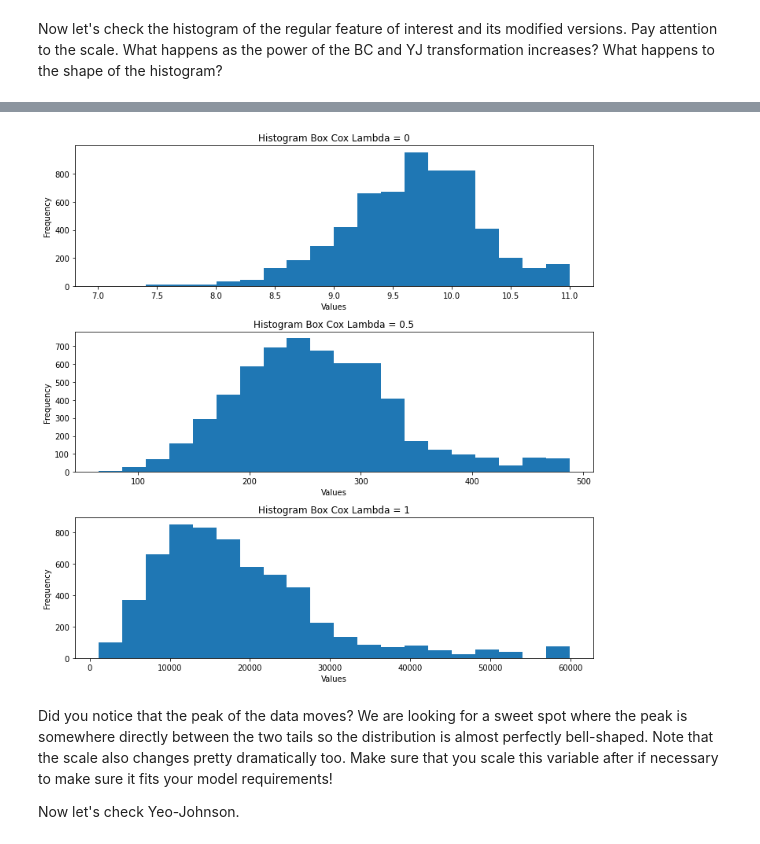
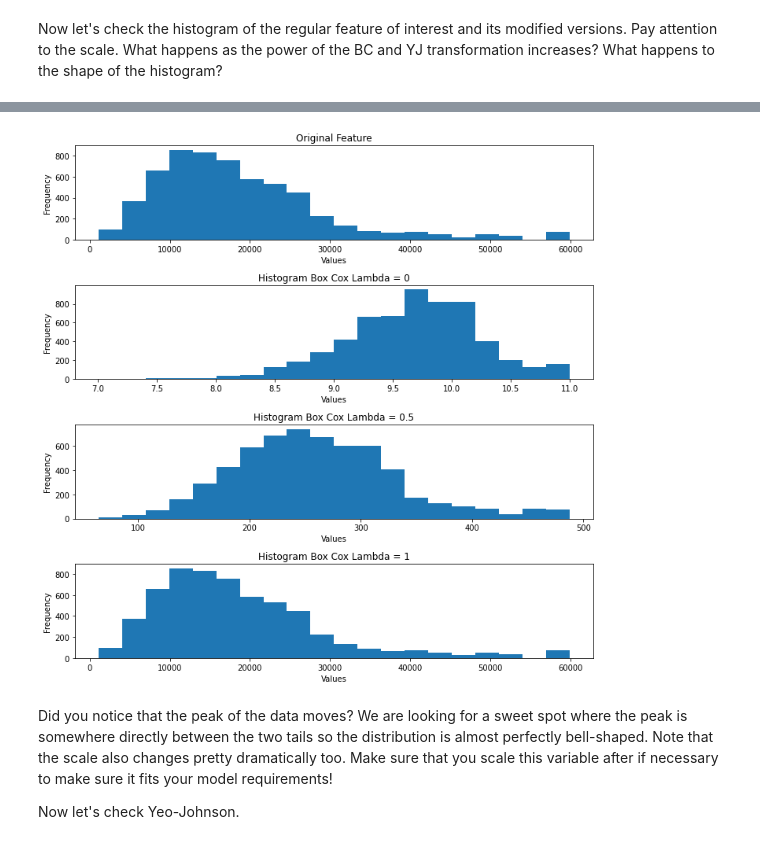
Before and after one commit to Humboldt-WI/bads, a Jupyter notebook: tutorials/9_nb_feature_engineering.ipynb, the cells around one changed output, grey strips where cells are left out. Drawn from its saved outputs; the diff is of its cells as text; code cells hidden in the pictures.

```diff
--- a/tutorials/9_nb_feature_engineering.ipynb
+++ b/tutorials/9_nb_feature_engineering.ipynb
@@ -389,32 +355,37 @@ bc3 = box_cox_transform(feature+1, power=1)
 # %%
 # Plot a histogram per coefficient of BC transformation
 
-fig, (ax1, ax2, ax3) = plt.subplots(nrows=3, ncols=1)
+fig, (ax1, ax2, ax3, ax4) = plt.subplots(nrows=4, ncols=1)
 fig.set_figheight(10)
 fig.set_figwidth(10)
 
-ax1.hist(bc1, bins=20)
-ax2.hist(bc2, bins=20)
-ax3.hist(bc3, bins=20)
+ax1.hist(feature, bins=20)
+ax2.hist(bc1, bins=20)
+ax3.hist(bc2, bins=20)
+ax4.hist(bc3, bins=20)
 
-ax1.set_title('Histogram Box Cox Lambda = 0')
+ax1.set_title('Original Feature')
 ax1.set_ylabel('Frequency')
 ax1.set_xlabel('Values')
 
-
-ax2.set_title('Histogram Box Cox Lambda = 0.5')
+ax2.set_title('Histogram Box Cox Lambda = 0')
 ax2.set_ylabel('Frequency')
 ax2.set_xlabel('Values')
 
 
-ax3.set_title('Histogram Box Cox Lambda = 1')
+ax3.set_title('Histogram Box Cox Lambda = 0.5')
+ax3.set_ylabel('Frequency')
 ax3.set_xlabel('Values')
-ax3.set_ylabel('Frequency')
+
+
+ax4.set_title('Histogram Box Cox Lambda = 1')
+ax4.set_xlabel('Values')
+ax4.set_ylabel('Frequency')
 
 plt.tight_layout()
 plt.show()
 # %% [output]
-[figure, old version]
+[figure, new version]
 # %% [markdown]
 Did you notice that the peak of the data moves? We are looking for a sweet spot where the peak is somewhere directly between the two tails so the distribution is almost perfectly bell-shaped. Note that the scale also changes pretty dramatically too. Make sure that you scale this variable after if necessary to make sure it fits your model requirements!
 
```
Also changed, not shown: parts of 49 cells of this notebook.
